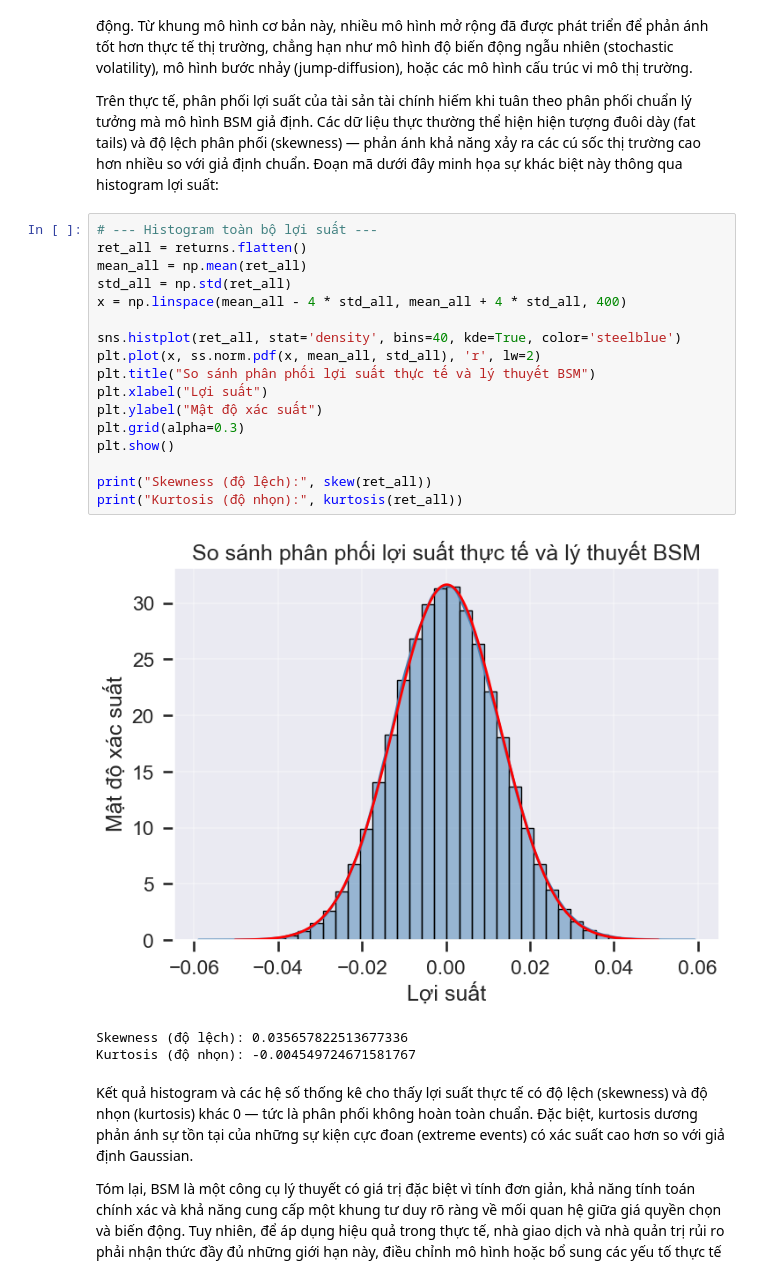
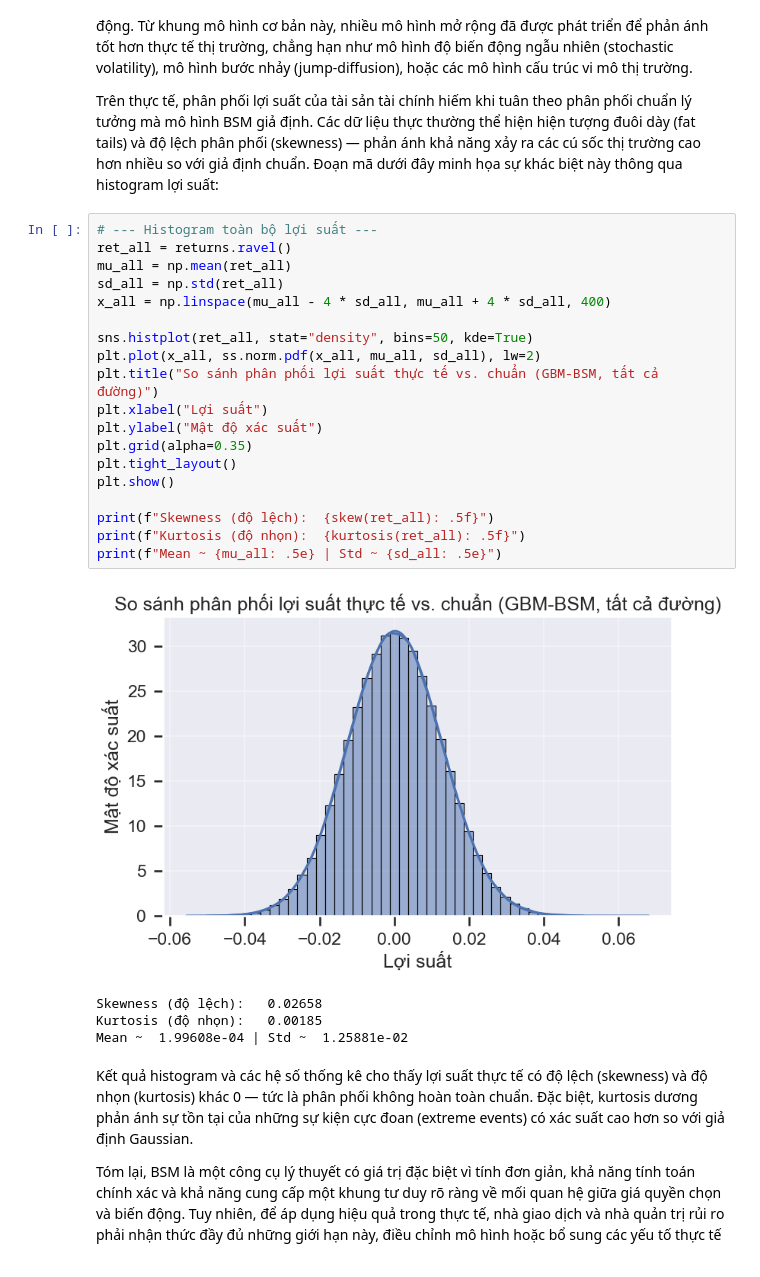
Before and after one commit to letrinhandn/quant-finance, a Jupyter notebook: notebooks/Black-Scholes-Merton-Model.ipynb, the cells around one changed output. Cells and saved outputs as stored; diff of their text form.

```diff
--- a/notebooks/Black-Scholes-Merton-Model.ipynb
+++ b/notebooks/Black-Scholes-Merton-Model.ipynb
@@ -623,25 +625,28 @@ Những giới hạn trên không phủ nhận giá trị của mô hình BSM, m
 Trên thực tế, phân phối lợi suất của tài sản tài chính hiếm khi tuân theo phân phối chuẩn lý tưởng mà mô hình BSM giả định. Các dữ liệu thực thường thể hiện hiện tượng đuôi dày (fat tails) và độ lệch phân phối (skewness) — phản ánh khả năng xảy ra các cú sốc thị trường cao hơn nhiều so với giả định chuẩn. Đoạn mã dưới đây minh họa sự khác biệt này thông qua histogram lợi suất:
 # %%
 # --- Histogram toàn bộ lợi suất ---
-ret_all = returns.flatten()
-mean_all = np.mean(ret_all)
-std_all = np.std(ret_all)
-x = np.linspace(mean_all - 4 * std_all, mean_all + 4 * std_all, 400)
+ret_all = returns.ravel()
+mu_all = np.mean(ret_all)
+sd_all = np.std(ret_all)
+x_all = np.linspace(mu_all - 4 * sd_all, mu_all + 4 * sd_all, 400)
 
-sns.histplot(ret_all, stat='density', bins=40, kde=True, color='steelblue')
-plt.plot(x, ss.norm.pdf(x, mean_all, std_all), 'r', lw=2)
-plt.title("So sánh phân phối lợi suất thực tế và lý thuyết BSM")
+sns.histplot(ret_all, stat="density", bins=50, kde=True)
+plt.plot(x_all, ss.norm.pdf(x_all, mu_all, sd_all), lw=2)
+plt.title("So sánh phân phối lợi suất thực tế vs. chuẩn (GBM-BSM, tất cả đường)")
 plt.xlabel("Lợi suất")
 plt.ylabel("Mật độ xác suất")
-plt.grid(alpha=0.3)
+plt.grid(alpha=0.35)
+plt.tight_layout()
 plt.show()
 
-print("Skewness (độ lệch):", skew(ret_all))
-print("Kurtosis (độ nhọn):", kurtosis(ret_all))
+print(f"Skewness (độ lệch):  {skew(ret_all): .5f}")
+print(f"Kurtosis (độ nhọn):  {kurtosis(ret_all): .5f}")
+print(f"Mean ~ {mu_all: .5e} | Std ~ {sd_all: .5e}")
 # %% [output]
-[figure, old version]
+[figure, new version]
-Skewness (độ lệch): 0.035657822513677336
-Kurtosis (độ nhọn): -0.004549724671581767
+Skewness (độ lệch):   0.02658
+Kurtosis (độ nhọn):   0.00185
+Mean ~  1.99608e-04 | Std ~  1.25881e-02
 # %% [markdown]
 
 Kết quả histogram và các hệ số thống kê cho thấy lợi suất thực tế có độ lệch (skewness) và độ nhọn (kurtosis) khác 0 — tức là phân phối không hoàn toàn chuẩn. Đặc biệt, kurtosis dương phản ánh sự tồn tại của những sự kiện cực đoan (extreme events) có xác suất cao hơn so với giả định Gaussian.
```
Also changed, not shown: parts of 6 cells of this notebook.
